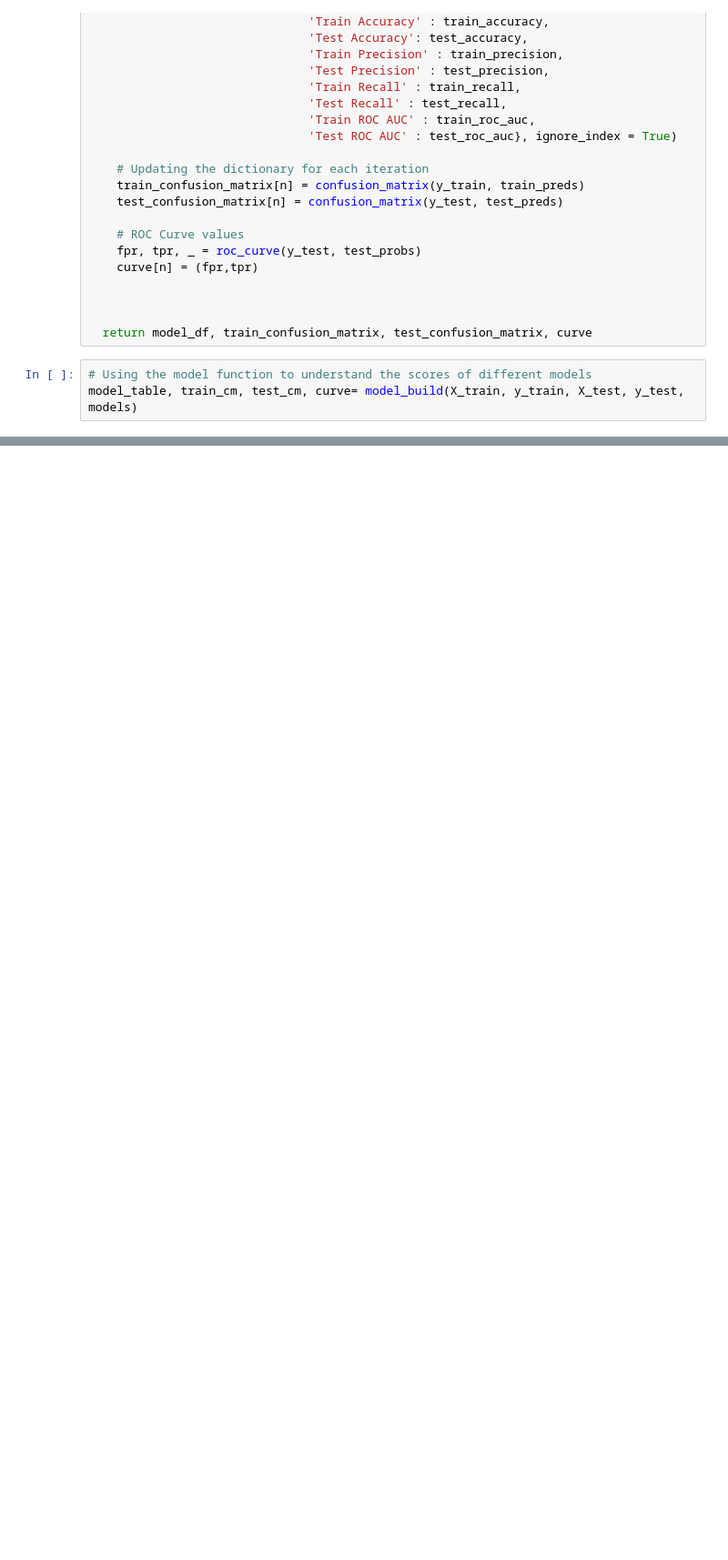
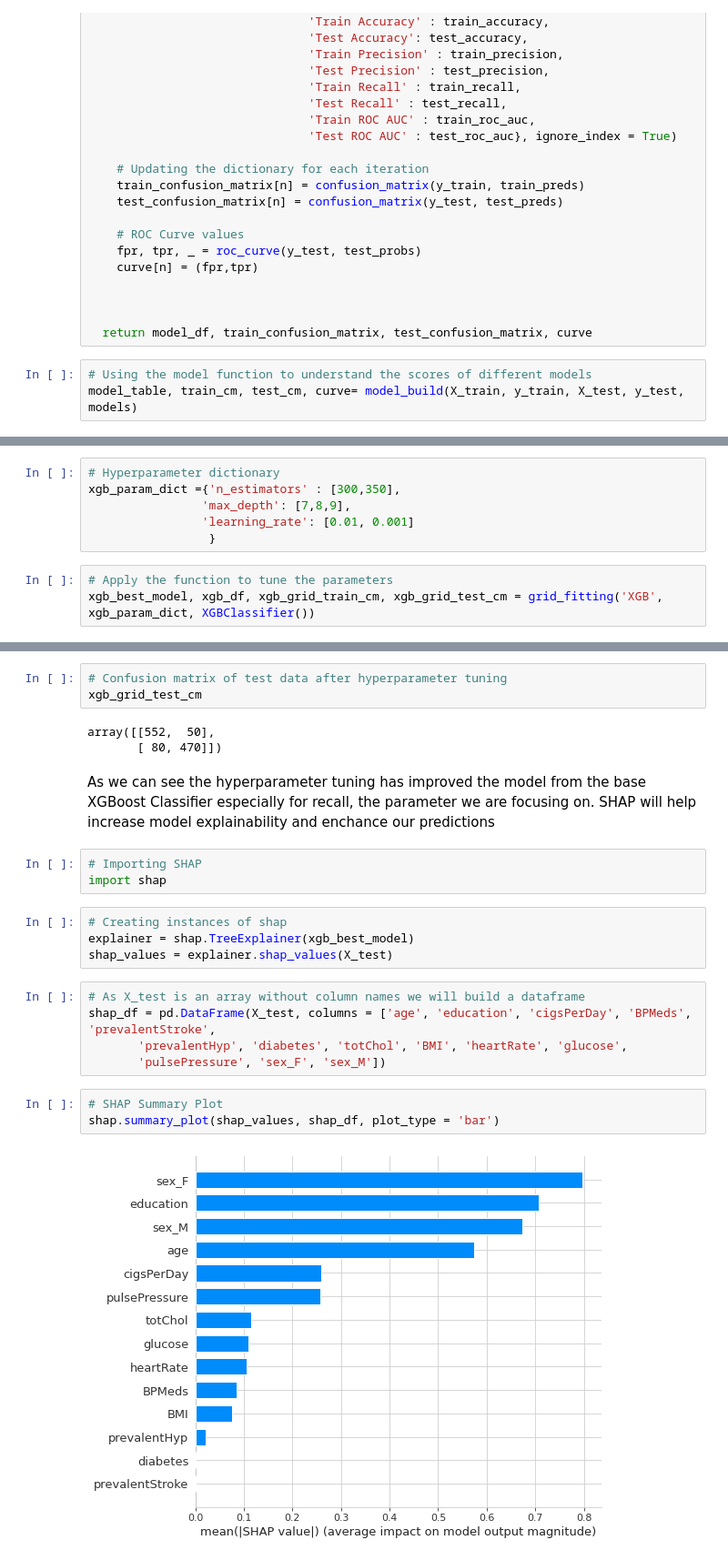
Before and after one commit to lakummahesh/Supervised-ML-Capstone-Project-Classification-Cardiovascular-Risk-Prediction, a Jupyter notebook: Cardiovascular_Risk_Prediction.ipynb, the cells around one changed output, grey strips where cells are left out. Shown at 91% size. Drawn from its saved outputs; the diff is of its cells as text; blank space fills up the shorter version.

```diff
--- a/Cardiovascular_Risk_Prediction.ipynb
+++ b/Cardiovascular_Risk_Prediction.ipynb
@@ -737,0 +886,9 @@ Model : SVC
+# %%
+# Hyperparameter dictionary
+xgb_param_dict ={'n_estimators' : [300,350],
+                'max_depth': [7,8,9],
+                'learning_rate': [0.01, 0.001]
+                 }
+# %%
+# Apply the function to tune the parameters
+xgb_best_model, xgb_df, xgb_grid_train_cm, xgb_grid_test_cm = grid_fitting('XGB', xgb_param_dict, XGBClassifier())
@@ -737,0 +912,26 @@ Model : SVC
+# %%
+# Confusion matrix of test data after hyperparameter tuning
+xgb_grid_test_cm
+# %% [output]
+array([[552,  50],
+       [ 80, 470]])
+# %% [markdown]
+As we can see the hyperparameter tuning has improved the model from the base XGBoost Classifier especially for recall, the parameter we are focusing on.
+SHAP will help increase model explainability and enchance our predictions
+# %%
+# Importing SHAP
+import shap
+# %%
+# Creating instances of shap
+explainer = shap.TreeExplainer(xgb_best_model)
+shap_values = explainer.shap_values(X_test)
+# %%
+# As X_test is an array without column names we will build a dataframe
+shap_df = pd.DataFrame(X_test, columns = ['age', 'education', 'cigsPerDay', 'BPMeds', 'prevalentStroke',
+       'prevalentHyp', 'diabetes', 'totChol', 'BMI', 'heartRate', 'glucose',
+       'pulsePressure', 'sex_F', 'sex_M'])
+# %%
+# SHAP Summary Plot
+shap.summary_plot(shap_values, shap_df, plot_type = 'bar')
+# %% [output]
+[figure, added]
```
Also changed, not shown: parts of 46 cells of this notebook.
